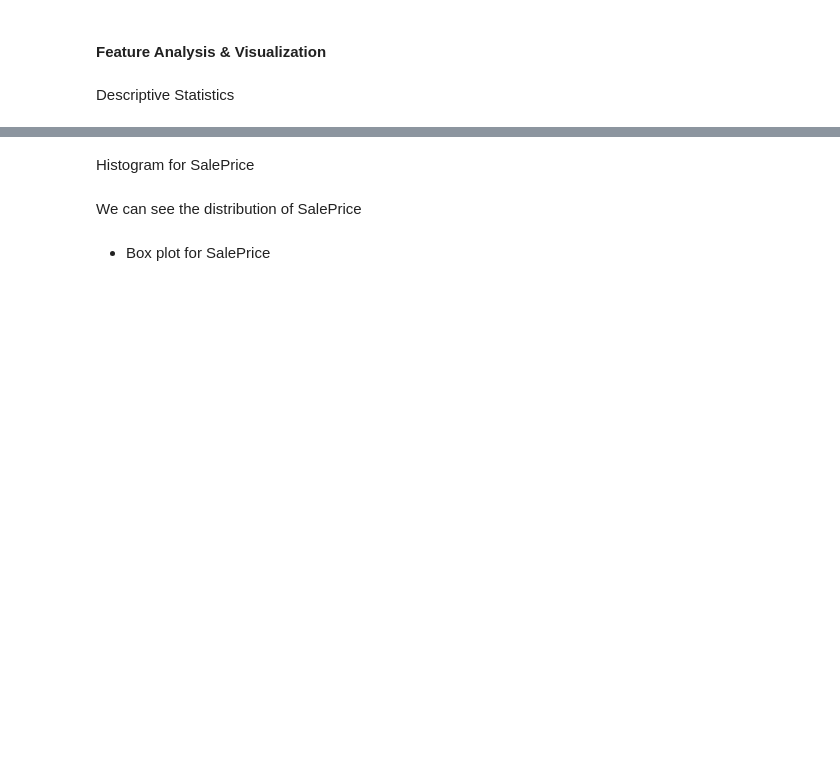
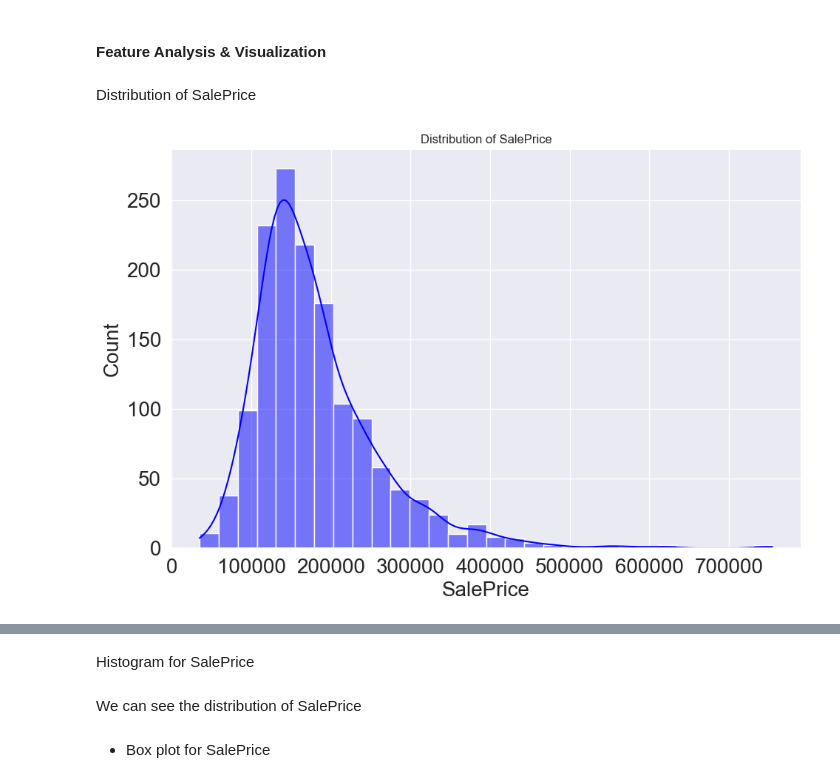
Before and after one commit to yayaya142/House-Prices-ML, a Jupyter notebook: src/house_prices.ipynb, the cells around one changed output, grey strips where cells are left out. Drawn from its saved outputs; the diff is of its cells as text; code cells hidden in the pictures; blank space fills up the shorter version.

Commit message:
Data Standardization & Outliers WIP

```diff
--- a/src/house_prices.ipynb
+++ b/src/house_prices.ipynb
@@ -59,7 +59,7 @@ test_data_path = os.path.join(input_folder, "test.csv")
 # %% [markdown]
   - define the show graphs variable
 # %%
-SHOW_GRAPHS = False
+SHOW_GRAPHS = True
 # %% [markdown]
 #### Load the traning data
   - Load the csv data to variables
@@ -215,11 +313,2 @@ train_data_encoded['SalePrice'] = sale_price
-# %%
-# Reassigning the encoded DataFrame back to the original variable
-train_data = train_data_encoded
-test_data = test_data_encoded
-
-# Display the first few rows of the training data after encoding
-train_data.head()
 # %% [markdown]
 #### Feature Analysis & Visualization
-# %% [markdown]
-Descriptive Statistics
@@ -228,0 +315,12 @@ print("Descriptive Statistics:\n", desc_stats)
+# %% [markdown]
+Distribution of SalePrice
+# %%
+if SHOW_GRAPHS:
+    plt.figure(figsize=(11, 7))
+    sns.histplot(train_data['SalePrice'], kde=True, bins=30, color='blue')
+    plt.title('Distribution of SalePrice')
+    plt.xlabel('SalePrice')
+    plt.ylabel('Count')
+    plt.show()
+# %% [output]
+[figure, added]
```
Also changed, not shown: parts of 56 cells of this notebook.
